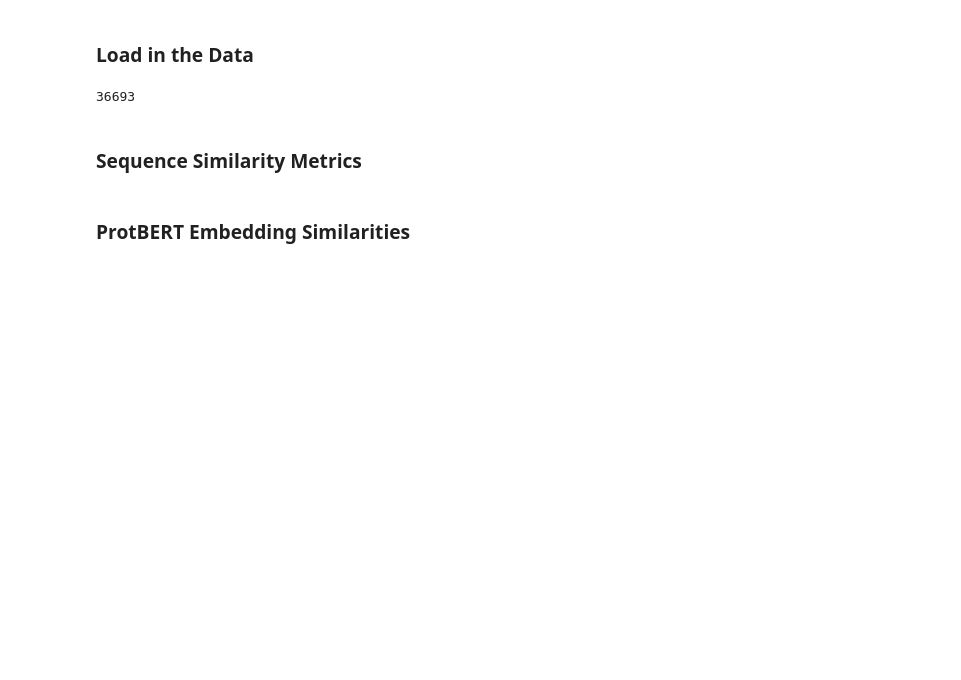
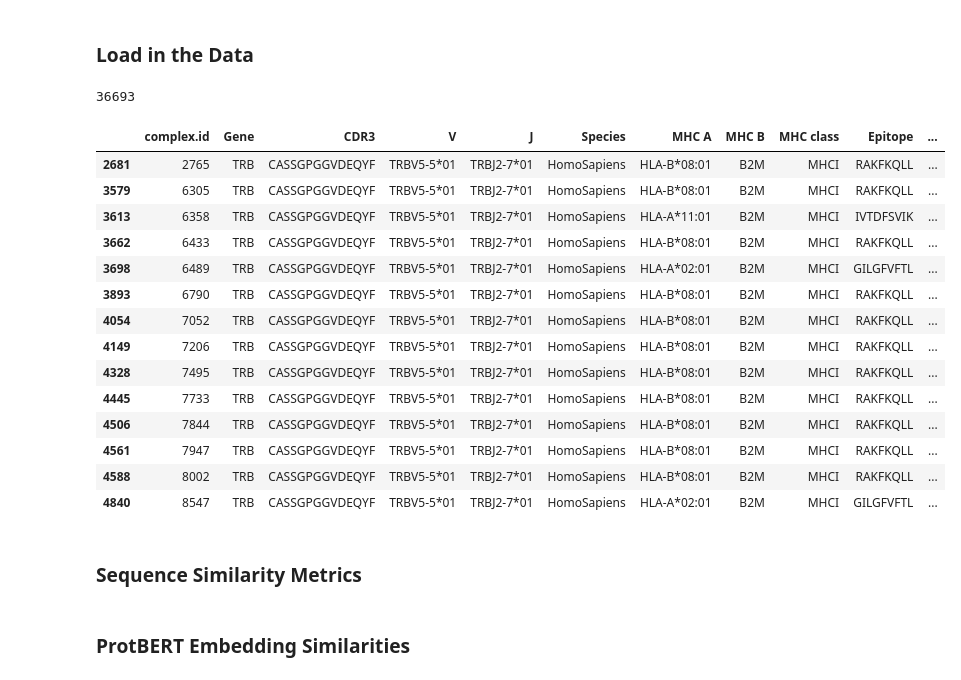
Before and after one commit to pirl-unc/ace, a Jupyter notebook: notebooks/sequence_properties.ipynb, the cells around one changed output. Drawn from its saved outputs; the diff is of its cells as text; code cells hidden in the pictures; blank space fills up the shorter version.

```diff
--- a/notebooks/sequence_properties.ipynb
+++ b/notebooks/sequence_properties.ipynb
@@ -39,5 +40,16 @@ def feature_dist(df, feature, asc=False):
     counts = dict(Counter(df[feature]))
     df = pd.DataFrame(list(counts.items()), columns = [str(feature), 'Frequency'])
     return df.sort_values(by='Frequency', ascending=asc).reset_index(drop=True)
+
+#Helper Function for Sampling In-Group Epitopes:
+def sample_ingroup(df, cdr3=None):
+    if cdr3:
+        try:
+            return df[df['CDR3']==cdr3]
+        except:
+            print('CDR3 Sequence Not Found in the DataFrame')
+    else:
+        cdr3 = random.sample(list(df['CDR3']), 1)
+        return df[df['CDR3']==cdr3[0]]
 # %%
 sorted_df = feature_dist(vdjdb, "CDR3")
@@ -45,3 +58,21 @@ target_df = sorted_df[sorted_df['Frequency'] > 2]
+# %%
+sample_ingroup(target_df)
+# %% [output]
+|  | complex.id | Gene | CDR3 | V | J | Species | MHC A | MHC B | MHC class | Epitope | ... |
+| 2681 | 2765 | TRB | CASSGPGGVDEQYF | TRBV5-5*01 | TRBJ2-7*01 | HomoSapiens | HLA-B*08:01 | B2M | MHCI | RAKFKQLL | ... |
+| 3579 | 6305 | TRB | CASSGPGGVDEQYF | TRBV5-5*01 | TRBJ2-7*01 | HomoSapiens | HLA-B*08:01 | B2M | MHCI | RAKFKQLL | ... |
+| 3613 | 6358 | TRB | CASSGPGGVDEQYF | TRBV5-5*01 | TRBJ2-7*01 | HomoSapiens | HLA-A*11:01 | B2M | MHCI | IVTDFSVIK | ... |
+| 3662 | 6433 | TRB | CASSGPGGVDEQYF | TRBV5-5*01 | TRBJ2-7*01 | HomoSapiens | HLA-B*08:01 | B2M | MHCI | RAKFKQLL | ... |
+| 3698 | 6489 | TRB | CASSGPGGVDEQYF | TRBV5-5*01 | TRBJ2-7*01 | HomoSapiens | HLA-A*02:01 | B2M | MHCI | GILGFVFTL | ... |
+| 3893 | 6790 | TRB | CASSGPGGVDEQYF | TRBV5-5*01 | TRBJ2-7*01 | HomoSapiens | HLA-B*08:01 | B2M | MHCI | RAKFKQLL | ... |
+| 4054 | 7052 | TRB | CASSGPGGVDEQYF | TRBV5-5*01 | TRBJ2-7*01 | HomoSapiens | HLA-B*08:01 | B2M | MHCI | RAKFKQLL | ... |
+| 4149 | 7206 | TRB | CASSGPGGVDEQYF | TRBV5-5*01 | TRBJ2-7*01 | HomoSapiens | HLA-B*08:01 | B2M | MHCI | RAKFKQLL | ... |
+| 4328 | 7495 | TRB | CASSGPGGVDEQYF | TRBV5-5*01 | TRBJ2-7*01 | HomoSapiens | HLA-B*08:01 | B2M | MHCI | RAKFKQLL | ... |
+| 4445 | 7733 | TRB | CASSGPGGVDEQYF | TRBV5-5*01 | TRBJ2-7*01 | HomoSapiens | HLA-B*08:01 | B2M | MHCI | RAKFKQLL | ... |
+| 4506 | 7844 | TRB | CASSGPGGVDEQYF | TRBV5-5*01 | TRBJ2-7*01 | HomoSapiens | HLA-B*08:01 | B2M | MHCI | RAKFKQLL | ... |
+| 4561 | 7947 | TRB | CASSGPGGVDEQYF | TRBV5-5*01 | TRBJ2-7*01 | HomoSapiens | HLA-B*08:01 | B2M | MHCI | RAKFKQLL | ... |
+| 4588 | 8002 | TRB | CASSGPGGVDEQYF | TRBV5-5*01 | TRBJ2-7*01 | HomoSapiens | HLA-B*08:01 | B2M | MHCI | RAKFKQLL | ... |
+| 4840 | 8547 | TRB | CASSGPGGVDEQYF | TRBV5-5*01 | TRBJ2-7*01 | HomoSapiens | HLA-A*02:01 | B2M | MHCI | GILGFVFTL | ... |
 # %% [markdown]
 ### Sequence Similarity Metrics
 # %%
```
Also changed, not shown: parts of 23 cells of this notebook, 8 other files.
